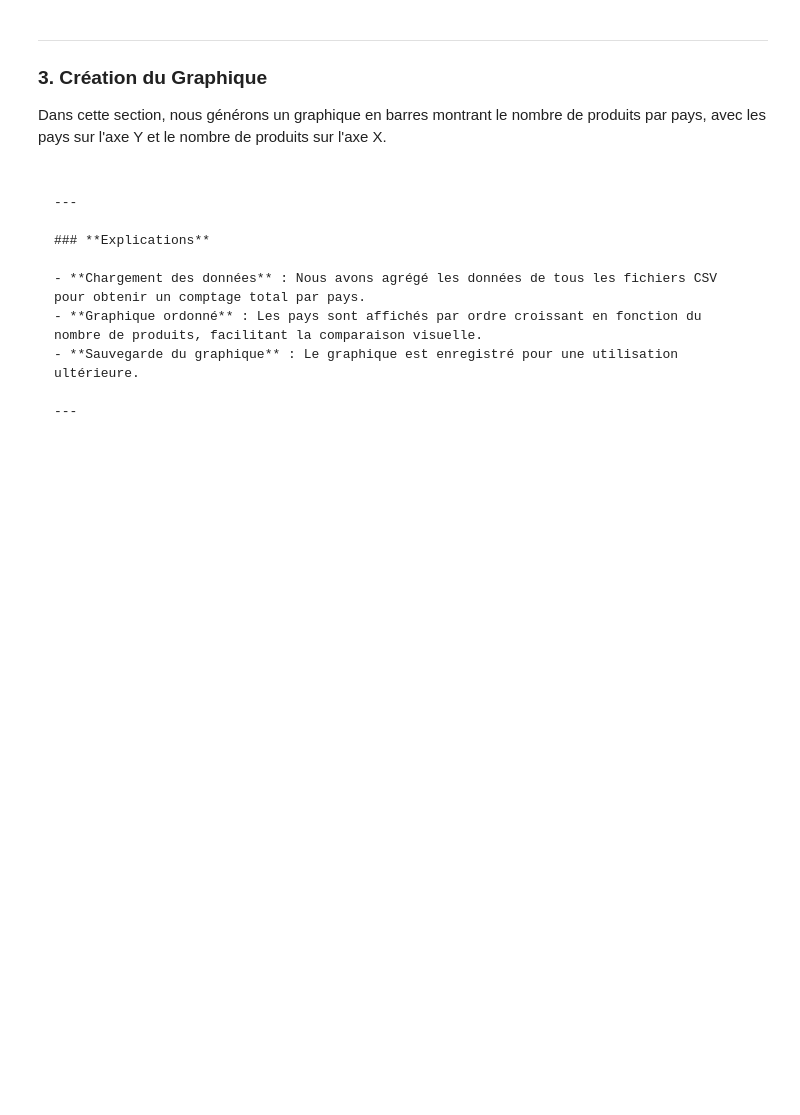
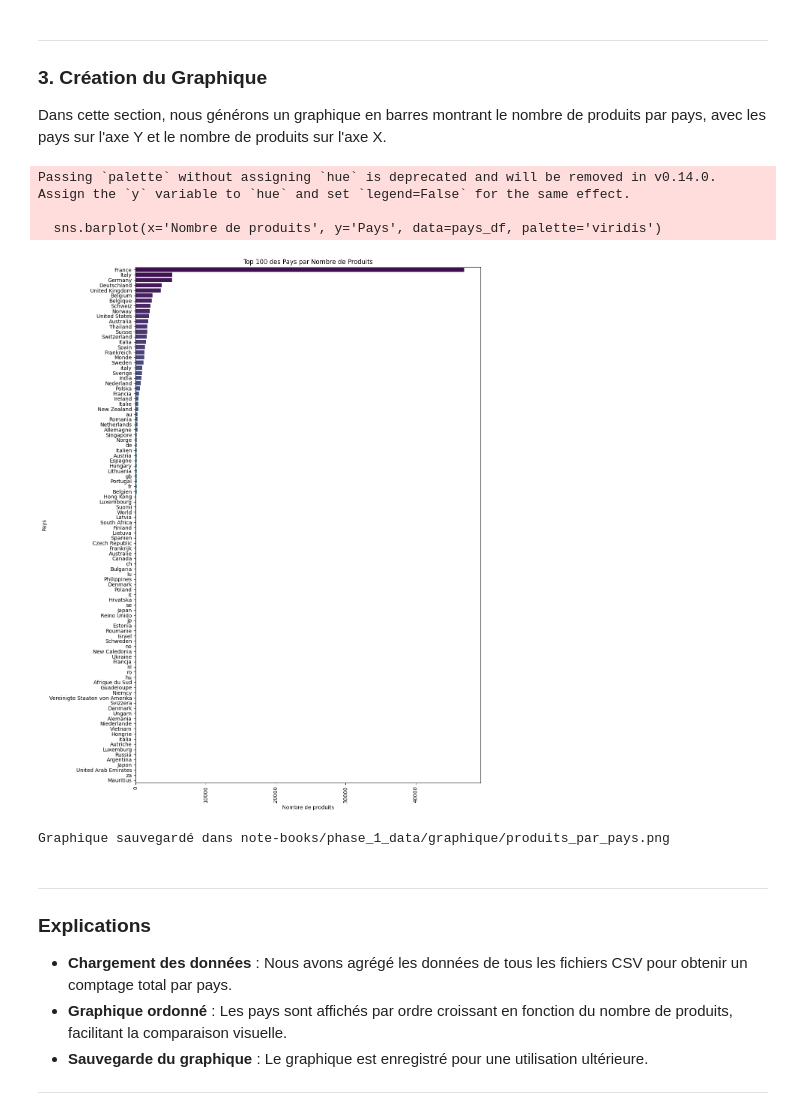
Before and after one commit to Simplon-openfoodfacts/documents_other, a Jupyter notebook: note-books/phase_1_data/11_graph_countries.ipynb, the cells around one changed output. Saved outputs shown, nothing was run; the diff lists cells and outputs as text; code cells hidden in the pictures; blank space fills up the shorter version.

````diff
--- a/note-books/phase_1_data/11_graph_countries.ipynb
+++ b/note-books/phase_1_data/11_graph_countries.ipynb
@@ -51,25 +66,32 @@ pays_df = pays_df.sort_values(by='Nombre de produits', ascending=True)
 
 Dans cette section, nous générons un graphique en barres montrant le nombre de produits par pays, avec les pays sur l'axe Y et le nombre de produits sur l'axe X.
 # %%
-# Paramètres de taille du graphique
-plt.figure(figsize=(10, 20))  # Adapter la taille pour que tous les pays soient visibles
+    # Création du graphique
+    plt.figure(figsize=(12, 15))
+    sns.barplot(x='Nombre de produits', y='Pays', data=pays_df, palette='viridis')
+    plt.title('Top 100 des Pays par Nombre de Produits')
+    plt.xlabel('Nombre de produits')
+    plt.ylabel('Pays')
 
-# Création du graphique
-sns.barplot(x='Nombre de produits', y='Pays', data=pays_df, palette='viridis')
-plt.title('Nombre de Produits par Pays')
-plt.xlabel('Nombre de produits')
-plt.ylabel('Pays')
+    # Ajustement des graduations sur l'axe X
+    plt.xticks(rotation=90)
 
-# Affichage et sauvegarde du graphique
-output_graph_path = 'note-books/phase_1_data/graphique/produits_par_pays.png'
-plt.tight_layout()
-plt.savefig(output_graph_path)
-plt.show()
+    # Affichage et sauvegarde du graphique
+    output_graph_path = 'note-books/phase_1_data/graphique/produits_par_pays.png'
+    plt.tight_layout()
+    plt.savefig(output_graph_path)
+    plt.show()
 
-print(f"Graphique sauvegardé dans {output_graph_path}.")
+    print(f"Graphique sauvegardé dans {output_graph_path}")
+# %% [output]
+Passing `palette` without assigning `hue` is deprecated and will be removed in v0.14.0. Assign the `y` variable to `hue` and set `legend=False` for the same effect.
+
+  sns.barplot(x='Nombre de produits', y='Pays', data=pays_df, palette='viridis')
+[figure, added]
+Graphique sauvegardé dans note-books/phase_1_data/graphique/produits_par_pays.png
 # %% [markdown]
 
-```
+
 
 ---
 
````
Also changed, not shown: parts of 1 cell of this notebook, 9 other files.
